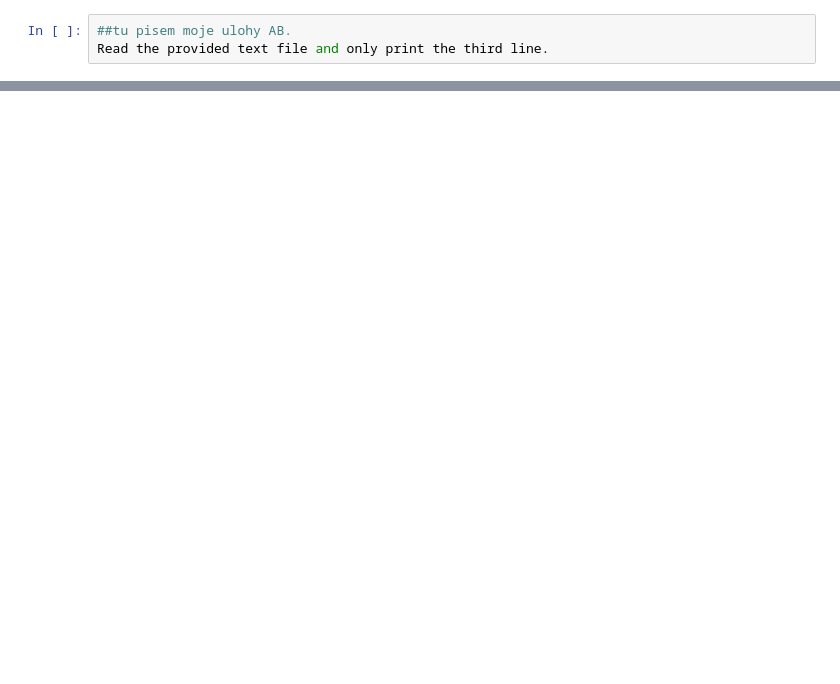
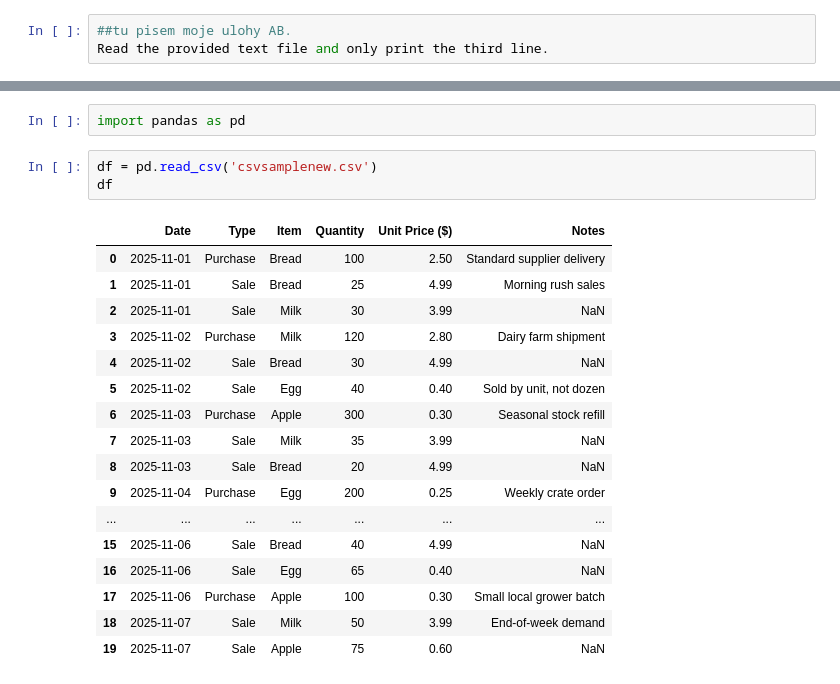
Before and after one commit to greenline2ba/GIT_ALENA, a Jupyter notebook: Problems4_1_AB.ipynb, the cells around one changed output, grey strips where cells are left out. Drawn from its saved outputs; the diff is of its cells as text; blank space fills up the shorter version.

```diff
--- a/Problems4_1_AB.ipynb
+++ b/Problems4_1_AB.ipynb
@@ -25,0 +92,23 @@ body {
+# %%
+import pandas as pd
+# %%
+df = pd.read_csv('csvsamplenew.csv')
+df
+# %% [output]
+|  | Date | Type | Item | Quantity | Unit Price ($) | Notes |
+| 0 | 2025-11-01 | Purchase | Bread | 100 | 2.50 | Standard supplier delivery |
+| 1 | 2025-11-01 | Sale | Bread | 25 | 4.99 | Morning rush sales |
+| 2 | 2025-11-01 | Sale | Milk | 30 | 3.99 | NaN |
+| 3 | 2025-11-02 | Purchase | Milk | 120 | 2.80 | Dairy farm shipment |
+| 4 | 2025-11-02 | Sale | Bread | 30 | 4.99 | NaN |
+| 5 | 2025-11-02 | Sale | Egg | 40 | 0.40 | Sold by unit, not dozen |
+| 6 | 2025-11-03 | Purchase | Apple | 300 | 0.30 | Seasonal stock refill |
+| 7 | 2025-11-03 | Sale | Milk | 35 | 3.99 | NaN |
+| 8 | 2025-11-03 | Sale | Bread | 20 | 4.99 | NaN |
+| 9 | 2025-11-04 | Purchase | Egg | 200 | 0.25 | Weekly crate order |
+| ... | ... | ... | ... | ... | ... | ... |
+| 15 | 2025-11-06 | Sale | Bread | 40 | 4.99 | NaN |
+| 16 | 2025-11-06 | Sale | Egg | 65 | 0.40 | NaN |
+| 17 | 2025-11-06 | Purchase | Apple | 100 | 0.30 | Small local grower batch |
+| 18 | 2025-11-07 | Sale | Milk | 50 | 3.99 | End-of-week demand |
+| 19 | 2025-11-07 | Sale | Apple | 75 | 0.60 | NaN |
```
Also changed, not shown: parts of 16 cells of this notebook, 7 other files.
